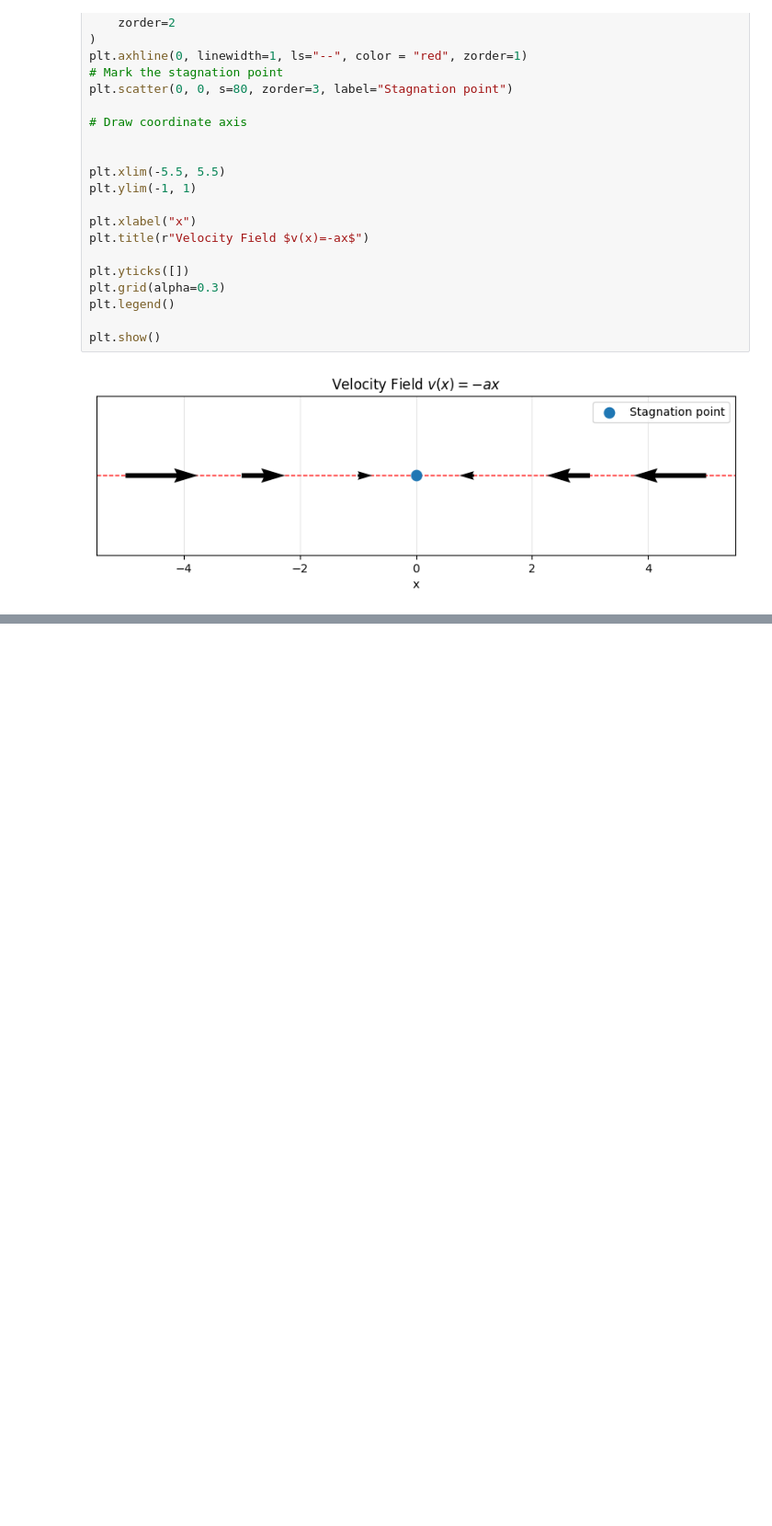
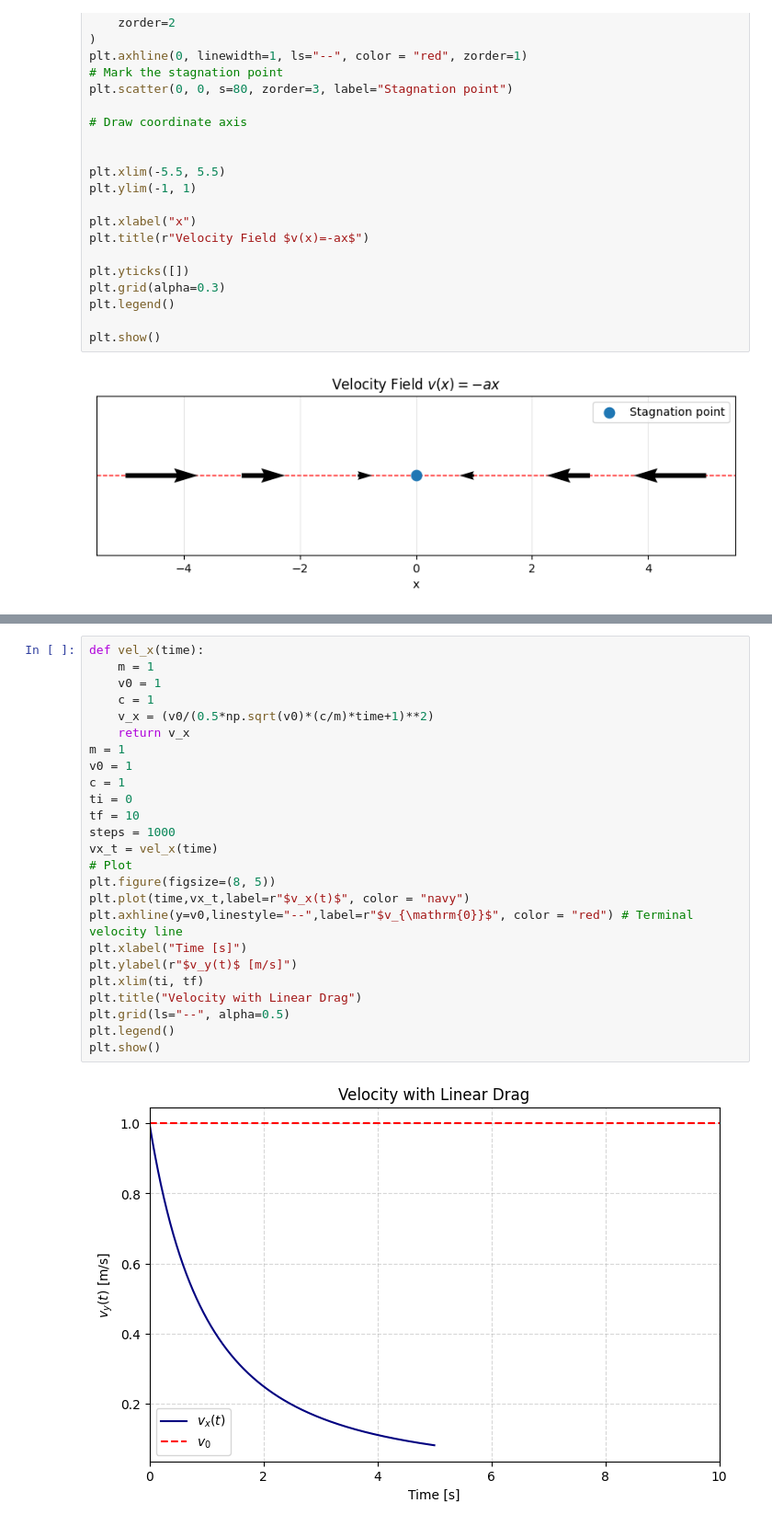
Before and after one commit to darius-uru/fall-2026-courses, a Jupyter notebook: phys410/homework2.ipynb, the cells around one changed output, grey strips where cells are left out. Shown at 92% size. Cells and saved outputs as stored; diff of their text form; blank space fills up the shorter version.

```diff
--- a/phys410/homework2.ipynb
+++ b/phys410/homework2.ipynb
@@ -88,3 +87,30 @@ plt.legend()
 plt.show()
 # %% [output]
 [figure]
+# %%
+def vel_x(time):
+    m = 1
+    v0 = 1
+    c = 1
+    v_x = (v0/(0.5*np.sqrt(v0)*(c/m)*time+1)**2)
+    return v_x
+m = 1
+v0 = 1
+c = 1
+ti = 0
+tf = 10
+steps = 1000
+vx_t = vel_x(time)
+# Plot
+plt.figure(figsize=(8, 5))
+plt.plot(time,vx_t,label=r"$v_x(t)$", color = "navy")
+plt.axhline(y=v0,linestyle="--",label=r"$v_{\mathrm{0}}$", color = "red") # Terminal velocity line
+plt.xlabel("Time [s]")
+plt.ylabel(r"$v_y(t)$ [m/s]")
+plt.xlim(ti, tf)
+plt.title("Velocity with Linear Drag")
+plt.grid(ls="--", alpha=0.5)
+plt.legend()
+plt.show()
+# %% [output]
+[figure, added]
```
Also changed, not shown: parts of 5 cells of this notebook, 19 other files.
